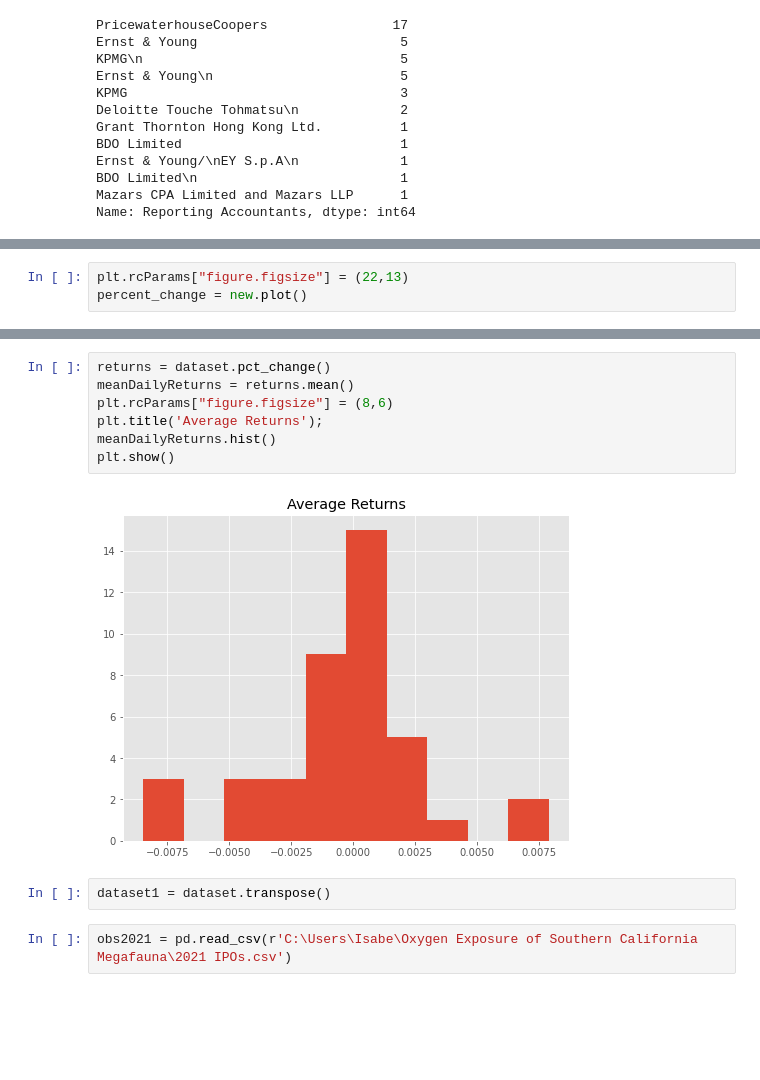
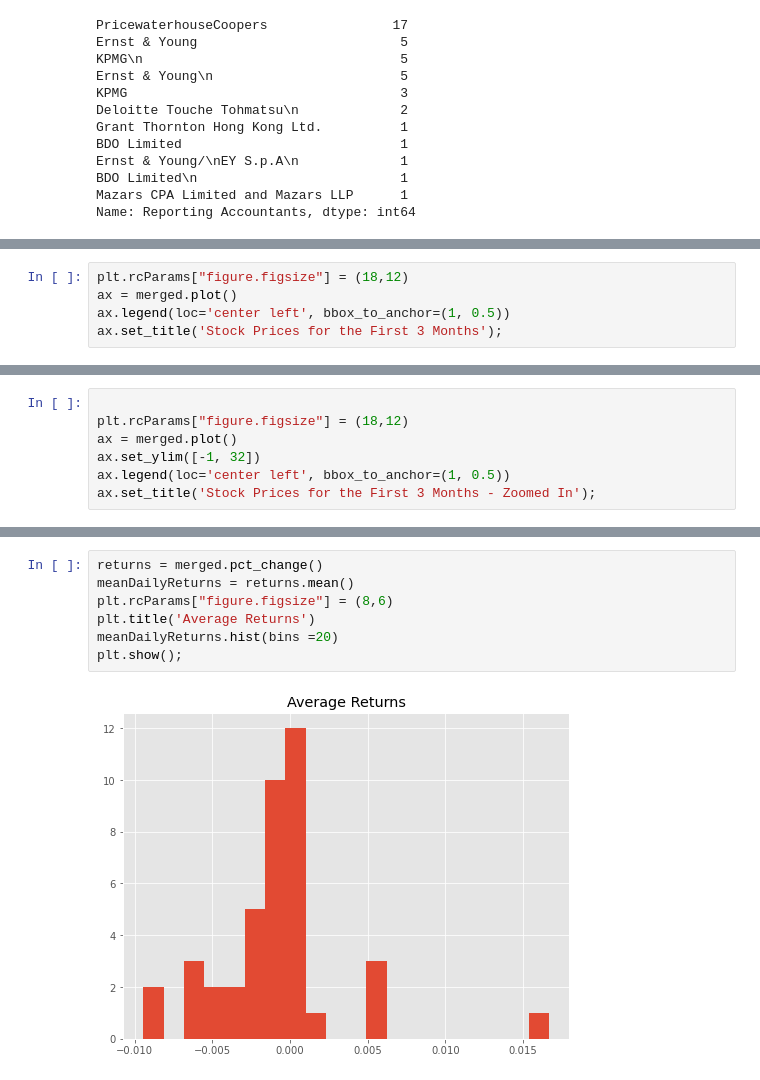
Before and after one commit to isabellasonoma/DS-Projects, a Jupyter notebook: IPO Data.ipynb, the cells around one changed output, grey strips where cells are left out. Cells and saved outputs as stored; diff of their text form; blank space fills up the shorter version.

```diff
--- a/IPO Data.ipynb
+++ b/IPO Data.ipynb
@@ -288,3 +251,0 @@ new = dataset.pct_change()
-# %%
-plt.rcParams["figure.figsize"] = (22,13)
-percent_change = new.plot()
@@ -292,0 +301,5 @@ percent_change = new.plot()
+# %%
+plt.rcParams["figure.figsize"] = (18,12)
+ax = merged.plot()
+ax.legend(loc='center left', bbox_to_anchor=(1, 0.5))
+ax.set_title('Stock Prices for the First 3 Months');
@@ -292,0 +308,7 @@ percent_change = new.plot()
+# %%
+
+plt.rcParams["figure.figsize"] = (18,12)
+ax = merged.plot()
+ax.set_ylim([-1, 32])
+ax.legend(loc='center left', bbox_to_anchor=(1, 0.5))
+ax.set_title('Stock Prices for the First 3 Months - Zoomed In');
@@ -293,13 +326,9 @@ percent_change = new.plot()
 # %%
-returns = dataset.pct_change()
+returns = merged.pct_change()
 meanDailyReturns = returns.mean()
 plt.rcParams["figure.figsize"] = (8,6)
-plt.title('Average Returns');
-meanDailyReturns.hist()
-plt.show()
+plt.title('Average Returns')
+meanDailyReturns.hist(bins =20)
+plt.show();
 # %% [output]
-[figure, old version]
+[figure, new version]
-# %%
-dataset1 = dataset.transpose()
-# %%
-obs2021 = pd.read_csv(r'C:\Users\Isabe\Oxygen Exposure of Southern California Megafauna\2021 IPOs.csv')
```
Also changed, not shown: parts of 45 cells of this notebook.
